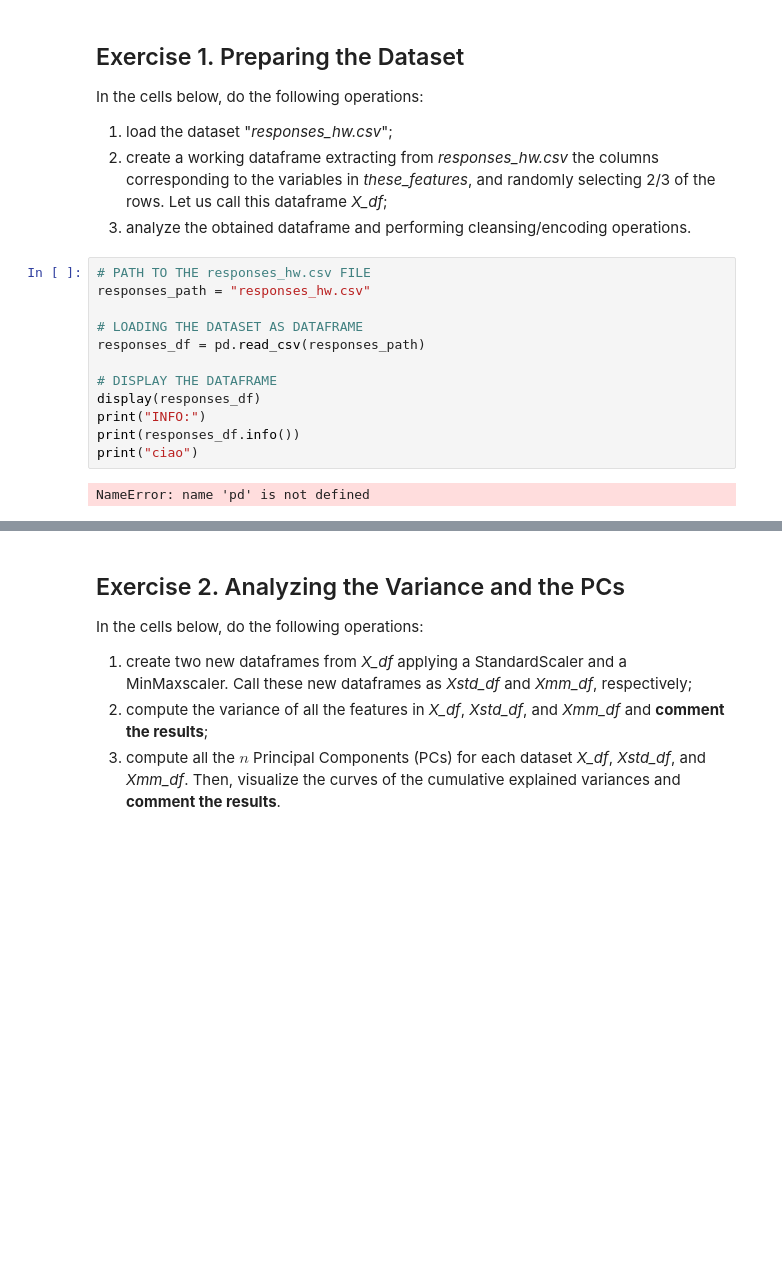
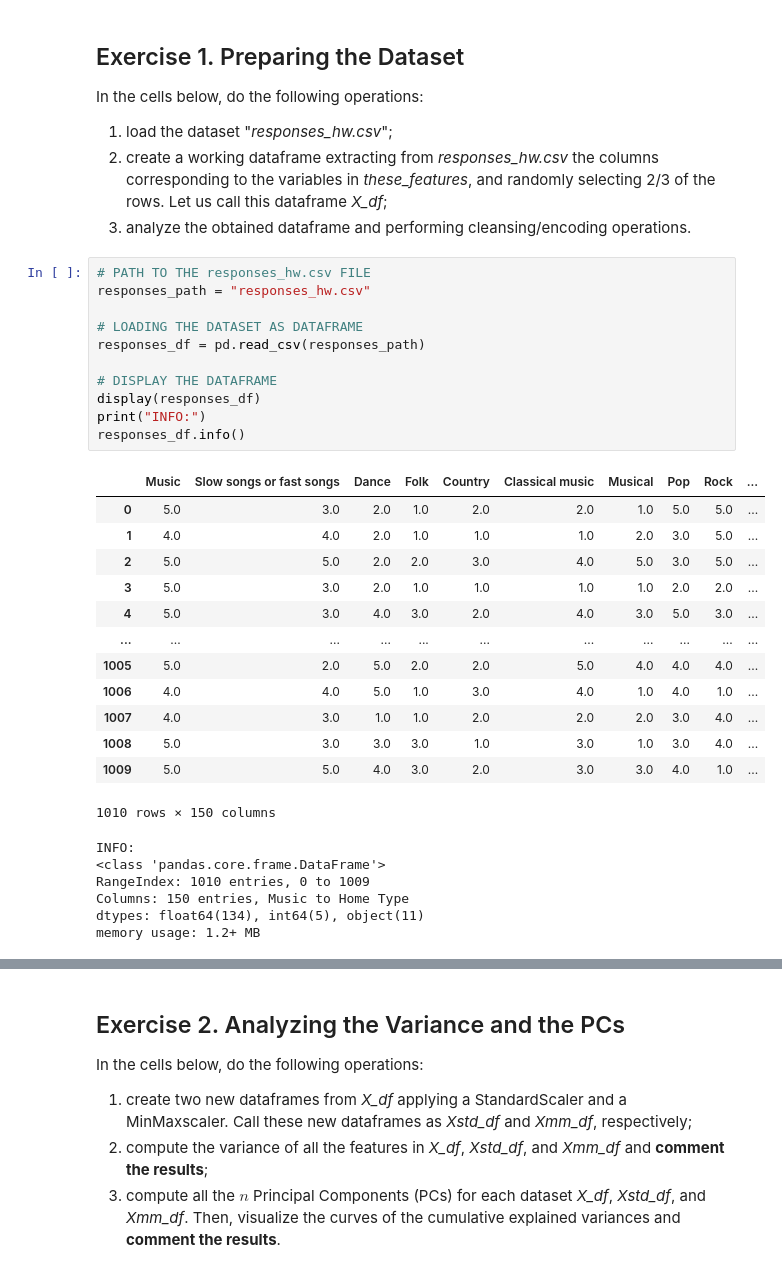
Before and after one commit to andrespinni/HW_PCA, a Jupyter notebook: HWpca_Surname1_Surname2.ipynb, the cells around one changed output, grey strips where cells are left out. Saved outputs shown, nothing was run; the diff lists cells and outputs as text; blank space fills up the shorter version.

```diff
--- a/HWpca_Surname1_Surname2.ipynb
+++ b/HWpca_Surname1_Surname2.ipynb
@@ -153,17 +153,34 @@ In the cells below, do the following operations:
 # %%
 # PATH TO THE responses_hw.csv FILE
 responses_path = "responses_hw.csv"
 
 # LOADING THE DATASET AS DATAFRAME
 responses_df = pd.read_csv(responses_path)
 
 # DISPLAY THE DATAFRAME
 display(responses_df)
 print("INFO:")
-print(responses_df.info())
-print("ciao")
+responses_df.info()
 # %% [output]
+|  | Music | Slow songs or fast songs | Dance | Folk | Country | Classical music | Musical | Pop | Rock | ... |
+| 0 | 5.0 | 3.0 | 2.0 | 1.0 | 2.0 | 2.0 | 1.0 | 5.0 | 5.0 | ... |
+| 1 | 4.0 | 4.0 | 2.0 | 1.0 | 1.0 | 1.0 | 2.0 | 3.0 | 5.0 | ... |
+| 2 | 5.0 | 5.0 | 2.0 | 2.0 | 3.0 | 4.0 | 5.0 | 3.0 | 5.0 | ... |
+| 3 | 5.0 | 3.0 | 2.0 | 1.0 | 1.0 | 1.0 | 1.0 | 2.0 | 2.0 | ... |
+| 4 | 5.0 | 3.0 | 4.0 | 3.0 | 2.0 | 4.0 | 3.0 | 5.0 | 3.0 | ... |
+| ... | ... | ... | ... | ... | ... | ... | ... | ... | ... | ... |
+| 1005 | 5.0 | 2.0 | 5.0 | 2.0 | 2.0 | 5.0 | 4.0 | 4.0 | 4.0 | ... |
+| 1006 | 4.0 | 4.0 | 5.0 | 1.0 | 3.0 | 4.0 | 1.0 | 4.0 | 1.0 | ... |
+| 1007 | 4.0 | 3.0 | 1.0 | 1.0 | 2.0 | 2.0 | 2.0 | 3.0 | 4.0 | ... |
+| 1008 | 5.0 | 3.0 | 3.0 | 3.0 | 1.0 | 3.0 | 1.0 | 3.0 | 4.0 | ... |
+| 1009 | 5.0 | 5.0 | 4.0 | 3.0 | 2.0 | 3.0 | 3.0 | 4.0 | 1.0 | ... |
-NameError: name 'pd' is not defined
+1010 rows × 150 columns
+INFO:
+<class 'pandas.core.frame.DataFrame'>
+RangeIndex: 1010 entries, 0 to 1009
+Columns: 150 entries, Music to Home Type
+dtypes: float64(134), int64(5), object(11)
+memory usage: 1.2+ MB
 # %%
 # VALID FEATURES IN THE DATAFRAME OBTAINED FROM THE VARIABLES IN these_features
 valid_features = [feature for feature in these_features if feature in responses_df.columns.values]
```
Also changed, not shown: parts of 4 cells of this notebook.
